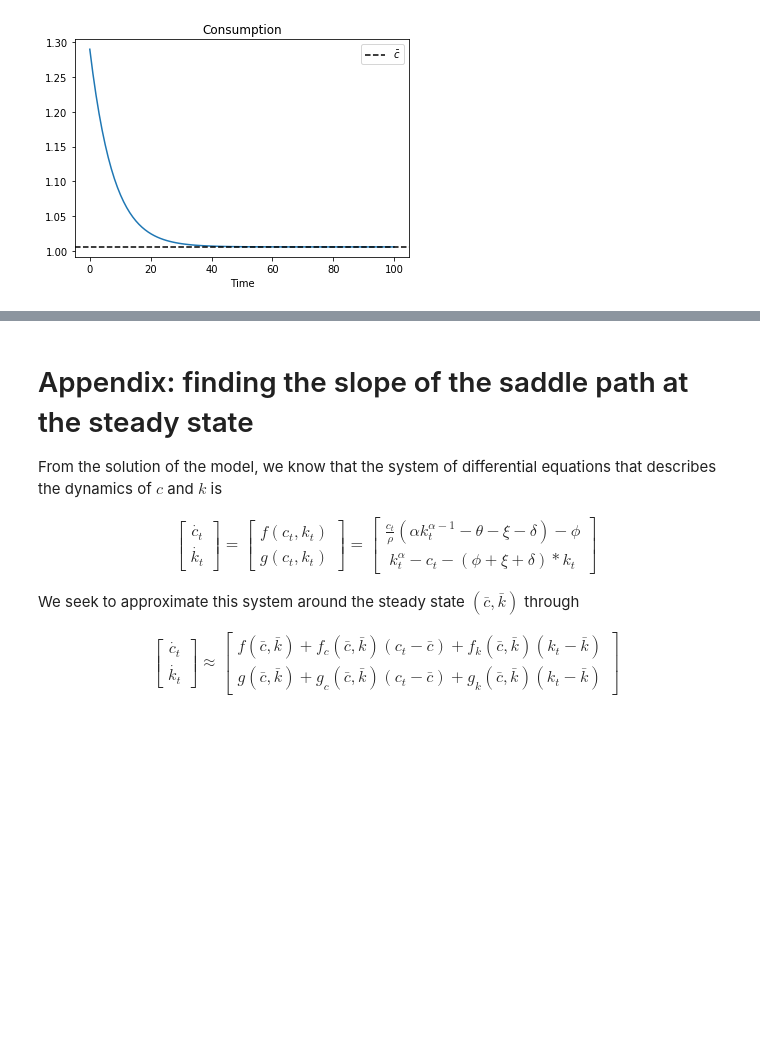
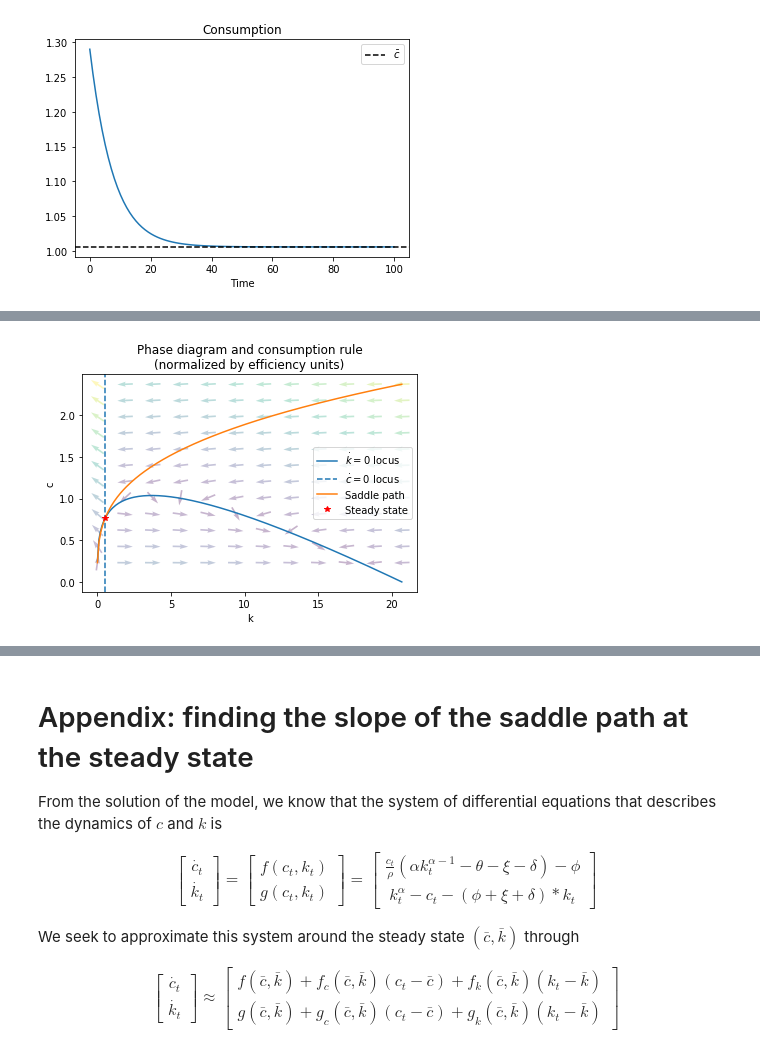
Before and after one commit to llorracc/Jupyter, a Jupyter notebook: notebooks/Ramsey.ipynb, the cells around one changed output, grey strips where cells are left out. Cells and saved outputs as stored; diff of their text form; code cells hidden in the pictures; blank space fills up the shorter version.

Commit message:
Added example showing advantages of saddle path slope

```diff
--- a/notebooks/Ramsey.ipynb
+++ b/notebooks/Ramsey.ipynb
@@ -285,0 +291,10 @@ plt.show()
+# %%
+# We create a model with a high value for rho
+RCKmodExample2 = RCKmod(rho = 12,alpha = 0.3,theta = 0.02,xi = 0.01,delta = 0.08,phi = 0.03)
+# %%
+# Solving with the saddle path slope approximation generates the
+# usual phase diagram
+RCKmodExample2.solve(lin_approx = True)
+RCKmodExample2.phase_diagram(arrows= True, n_arrows = 12)
+# %% [output]
+[figure, added]
```
Also changed, not shown: parts of 4 cells of this notebook, 1 other file.
